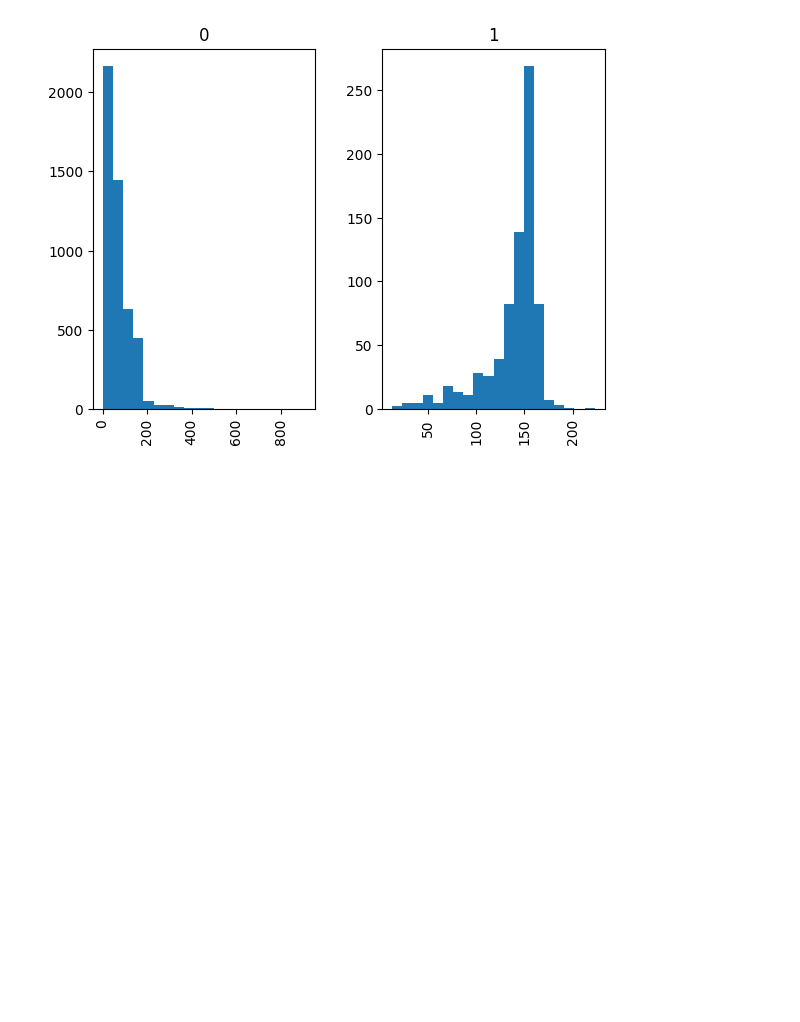
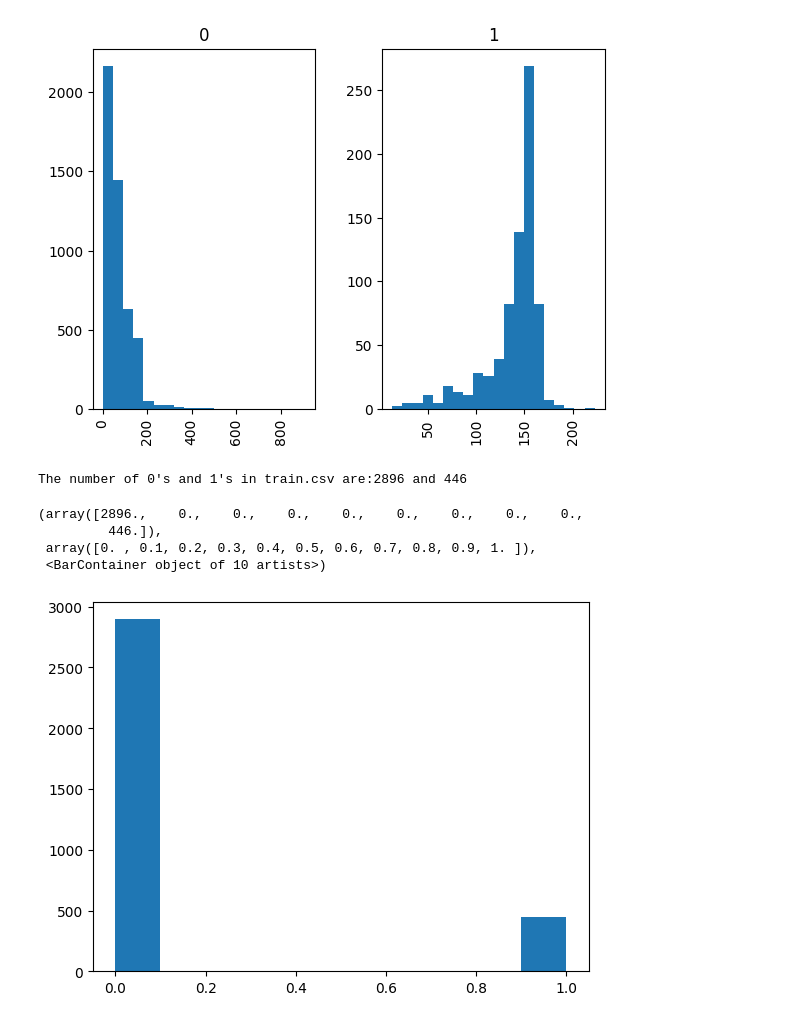
Before and after one commit to SuchetaJ/AML-Spam-Classification, a Jupyter notebook: prepare.ipynb, the cells around one changed output. Cells and saved outputs as stored; diff of their text form; code cells hidden in the pictures; blank space fills up the shorter version.

```diff
--- a/prepare.ipynb
+++ b/prepare.ipynb
@@ -74,3 +74,16 @@ array([<AxesSubplot: title={'center': '0'}>,
 #splitting the data into train, validate and test data
 X_train, X_test, y_train, y_test = train_test_split(msg_df['Message'], msg_df['Label'], test_size=0.2, random_state=51)
 X_train, X_val, y_train, y_val = train_test_split(X_train, y_train, test_size=0.25, random_state=51)
+# %%
+train1 = sum(y_train==1)
+train0 = sum(y_train==0)
+print(f"The number of 0's and 1's in train.csv are:{train0} and {train1} ")
+from matplotlib import pyplot as plt
+plt.hist(y_train)
+# %% [output]
+The number of 0's and 1's in train.csv are:2896 and 446
+(array([2896.,    0.,    0.,    0.,    0.,    0.,    0.,    0.,    0.,
+         446.]),
+ array([0. , 0.1, 0.2, 0.3, 0.4, 0.5, 0.6, 0.7, 0.8, 0.9, 1. ]),
+ <BarContainer object of 10 artists>)
+[figure, added]
```
Also changed, not shown: parts of 2 cells of this notebook.
